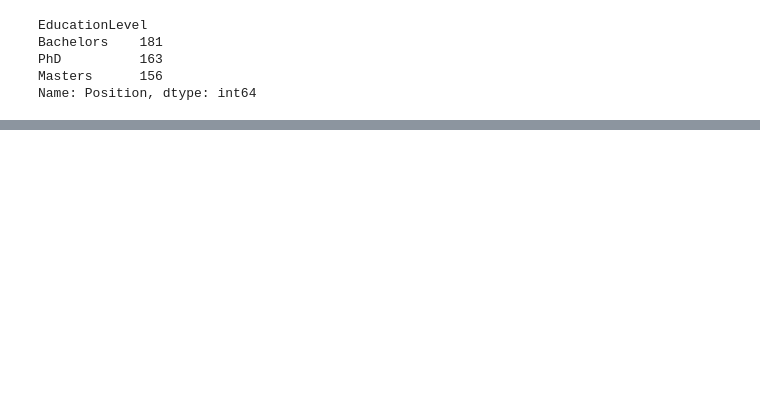
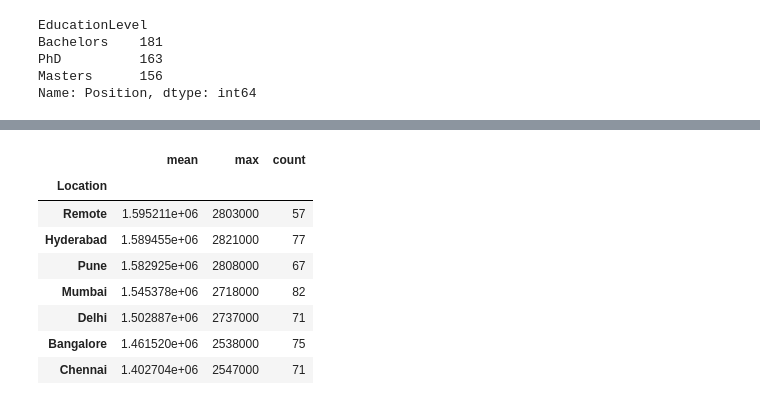
Before and after one commit to KartikGawade17/Pandas-Practice-, a Jupyter notebook: pandas_salary_dataset.ipynb, the cells around one changed output, grey strips where cells are left out. Saved outputs shown, nothing was run; the diff lists cells and outputs as text; code cells hidden in the pictures; blank space fills up the shorter version.

```diff
--- a/pandas_salary_dataset.ipynb
+++ b/pandas_salary_dataset.ipynb
@@ -319,0 +348,13 @@ Name: Position, dtype: int64
+# %%
+#Q.2
+data.groupby("Location")['Salary(INR)'].agg(['mean','max','count']).sort_values(by="mean", ascending=False)
+# %% [output]
+|  | mean | max | count |
+| Location |  |  |  |
+| Remote | 1.595211e+06 | 2803000 | 57 |
+| Hyderabad | 1.589455e+06 | 2821000 | 77 |
+| Pune | 1.582925e+06 | 2808000 | 67 |
+| Mumbai | 1.545378e+06 | 2718000 | 82 |
+| Delhi | 1.502887e+06 | 2737000 | 71 |
+| Bangalore | 1.461520e+06 | 2538000 | 75 |
+| Chennai | 1.402704e+06 | 2547000 | 71 |
```
Also changed, not shown: parts of 6 cells of this notebook.
